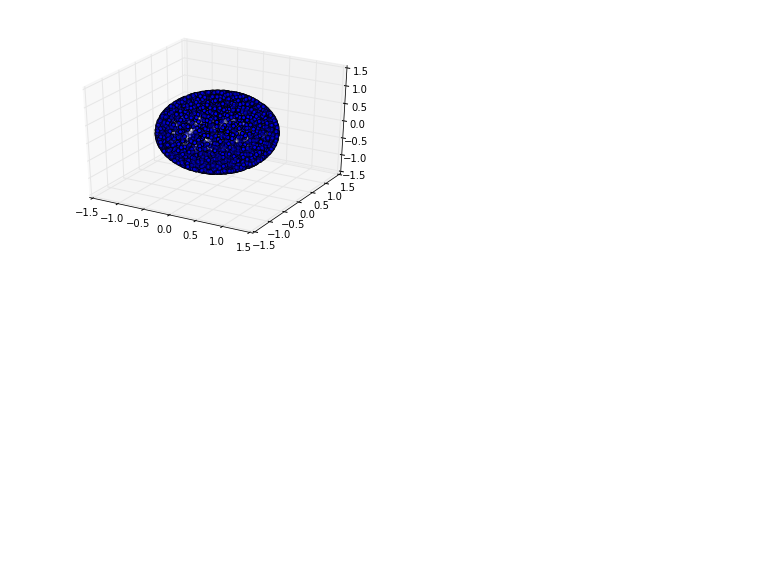
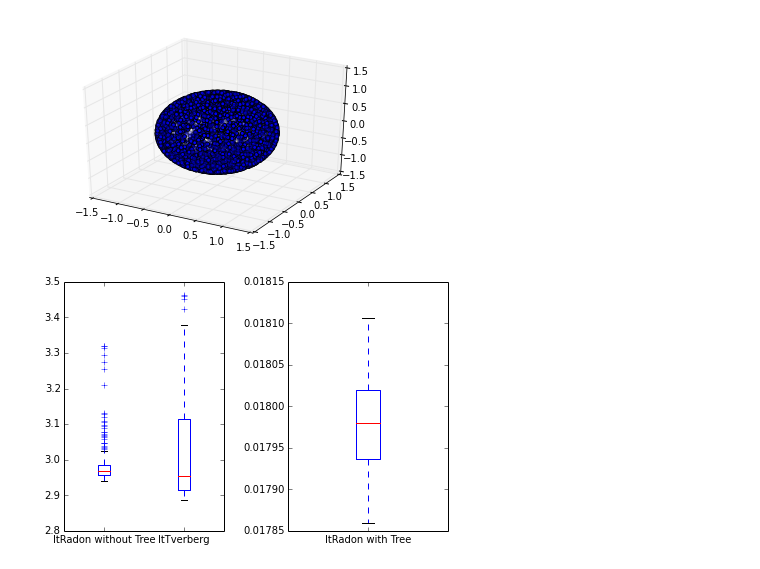
Before and after one commit to fu-berlin-swp-2014/center-points, a Jupyter notebook: sphere3d.ipynb, the cells around one changed output. Saved outputs shown, nothing was run; the diff lists cells and outputs as text; code cells hidden in the pictures; blank space fills up the shorter version.

Commit message:
Boxplot added

```diff
--- a/sphere3d.ipynb
+++ b/sphere3d.ipynb
@@ -65,3 +65,26 @@ fig.savefig('normal_sphere.pdf')
 # %% [output]
 <class 'numpy.ndarray'>
 [figure]
+# %%
+import json
+with open('./bench_rand_50-5000-itRadon-with_Tree.json') as with_tree:
+    points_with_tree = json.load(with_tree)
+with open('./bench_rand_50-5000-itRadon-without_Tree.json') as without_tree:
+    points_without_tree = json.load(without_tree)
+with open('./bench_rand_50-5000-itTverberg.json') as tverberg:
+    points_tverberg = json.load(tverberg)
+points_tverberg = sorted(points_tverberg[0])[:275]
+points_with_tree = sorted(points_with_tree[0])[:275]
+points_without_tree = sorted(points_without_tree[0])[:275]
+fig = plt.figure()
+ax = fig.add_subplot(121)
+ax2 = fig.add_subplot(122)
+fig.tight_layout()
+fig.subplots_adjust(wspace=0.4)
+ax.set_xticklabels(['ItRadon without Tree', 'ItTverberg'])
+ax2.set_xticklabels(['ItRadon with Tree'])
+bp = ax.boxplot([ points_without_tree, points_tverberg])
+bp2 = ax2.boxplot(points_with_tree)
+fig.savefig('bench.pdf')
+# %% [output]
+[figure, added]
```
